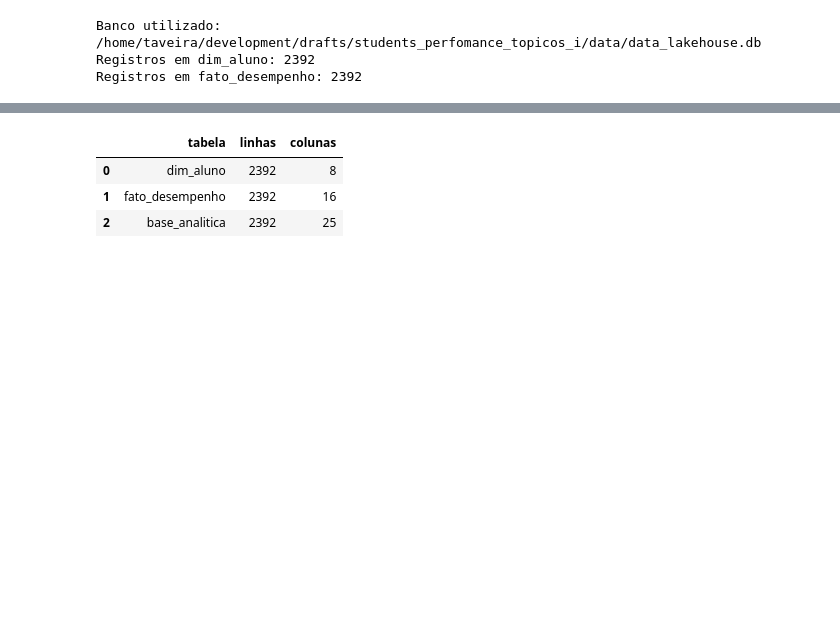
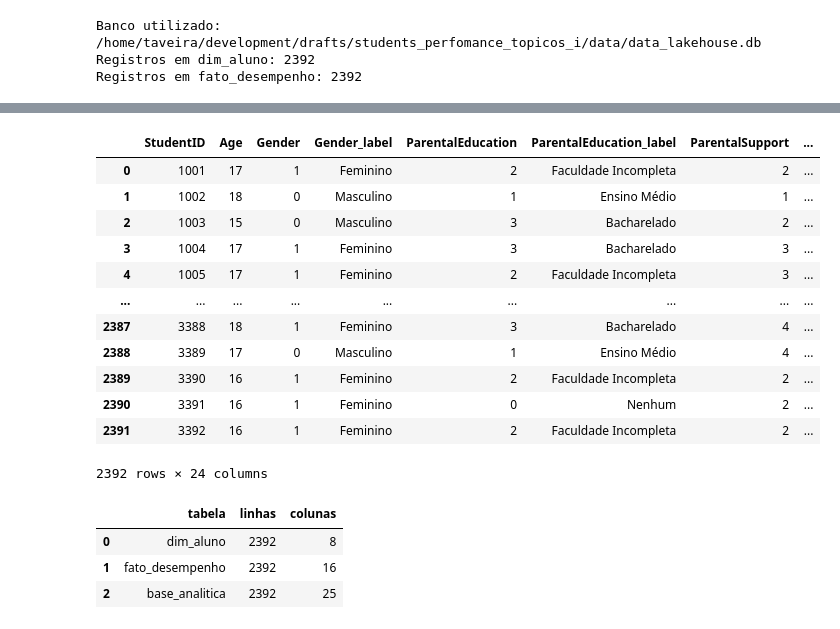
Before and after one commit to elvitin/students_perfomance_topicos_i, a Jupyter notebook: src/analise_students_performance/analise.ipynb, the cells around one changed output, grey strips where cells are left out. Saved outputs shown, nothing was run; the diff lists cells and outputs as text; code cells hidden in the pictures; blank space fills up the shorter version.

```diff
--- a/src/analise_students_performance/analise.ipynb
+++ b/src/analise_students_performance/analise.ipynb
@@ -65 +75,22 @@ Registros em fato_desempenho: 2392
+# %%
+df_analise["situacao"] = np.where(
+    df_analise["GradeClass"].isin([0, 1, 2]),
+    "Aprovado",
+    "Em risco / Reprovado",
+)
+df_analise
+# %% [output]
+|  | StudentID | Age | Gender | Gender_label | ParentalEducation | ParentalEducation_label | ParentalSupport | ... |
+| 0 | 1001 | 17 | 1 | Feminino | 2 | Faculdade Incompleta | 2 | ... |
+| 1 | 1002 | 18 | 0 | Masculino | 1 | Ensino Médio | 1 | ... |
+| 2 | 1003 | 15 | 0 | Masculino | 3 | Bacharelado | 2 | ... |
+| 3 | 1004 | 17 | 1 | Feminino | 3 | Bacharelado | 3 | ... |
+| 4 | 1005 | 17 | 1 | Feminino | 2 | Faculdade Incompleta | 3 | ... |
+| ... | ... | ... | ... | ... | ... | ... | ... | ... |
+| 2387 | 3388 | 18 | 1 | Feminino | 3 | Bacharelado | 4 | ... |
+| 2388 | 3389 | 17 | 0 | Masculino | 1 | Ensino Médio | 4 | ... |
+| 2389 | 3390 | 16 | 1 | Feminino | 2 | Faculdade Incompleta | 2 | ... |
+| 2390 | 3391 | 16 | 1 | Feminino | 0 | Nenhum | 2 | ... |
+| 2391 | 3392 | 16 | 1 | Feminino | 2 | Faculdade Incompleta | 2 | ... |
+2392 rows × 24 columns
 # %%
```
Also changed, not shown: parts of 2 cells of this notebook, 4 other files.
